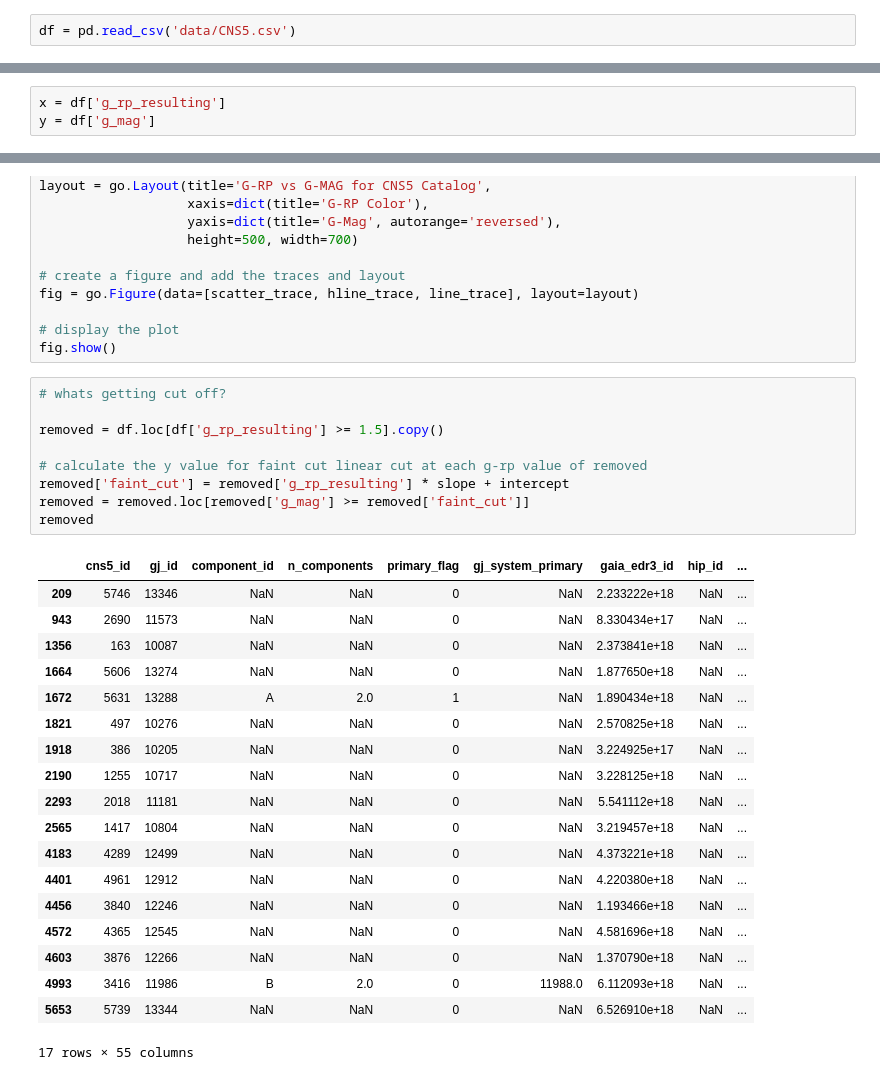
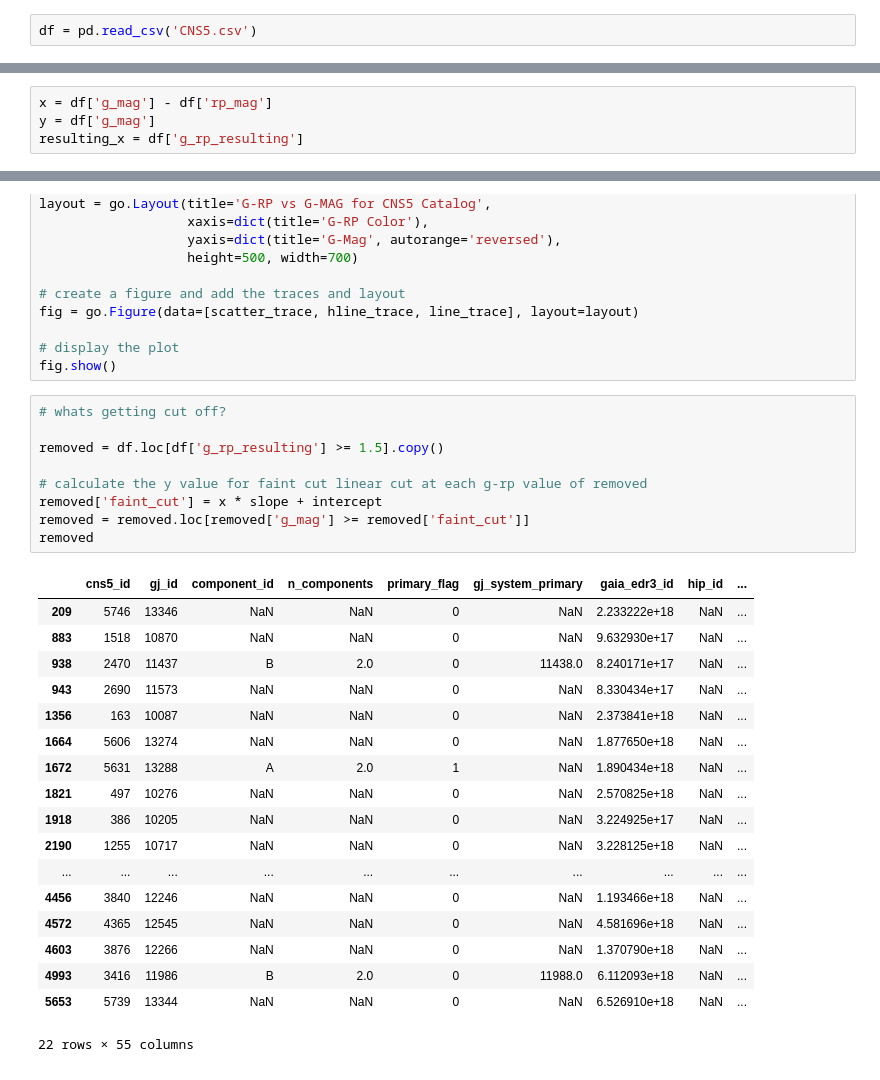
Before and after one commit to soh09/astro-research, a Jupyter notebook: gaia_plotting/plot.ipynb, the cells around one changed output, grey strips where cells are left out. Saved outputs shown, nothing was run; the diff lists cells and outputs as text.

```diff
--- a/gaia_plotting/plot.ipynb
+++ b/gaia_plotting/plot.ipynb
@@ -4,7 +4,7 @@ import numpy as np
 import matplotlib.pyplot as plt
 import plotly.graph_objects as go
 # %%
-df = pd.read_csv('data/CNS5.csv')
+df = pd.read_csv('CNS5.csv')
 # %%
 df.columns
 # %% [output]
@@ -25,8 +29,9 @@ Index(['cns5_id', 'gj_id', 'component_id', 'n_components', 'primary_flag',
 g_rp_resulting = resulting (deblended) g-rp color<br>
 is this the righe one???
 # %%
-x = df['g_rp_resulting']
+x = df['g_mag'] - df['rp_mag']
 y = df['g_mag']
+resulting_x = df['g_rp_resulting']
 # %% [markdown]
 bright cut at: y = 4<br>
 faint cut at: M_G = b + m * (G-RP)
@@ -94,15 +99,17 @@ fig.show()
 # %%
 # whats getting cut off?
 
 removed = df.loc[df['g_rp_resulting'] >= 1.5].copy()
 
 # calculate the y value for faint cut linear cut at each g-rp value of removed
-removed['faint_cut'] = removed['g_rp_resulting'] * slope + intercept
+removed['faint_cut'] = x * slope + intercept
 removed = removed.loc[removed['g_mag'] >= removed['faint_cut']]
 removed
 # %% [output]
 |  | cns5_id | gj_id | component_id | n_components | primary_flag | gj_system_primary | gaia_edr3_id | hip_id | ... |
 | 209 | 5746 | 13346 | NaN | NaN | 0 | NaN | 2.233222e+18 | NaN | ... |
+| 883 | 1518 | 10870 | NaN | NaN | 0 | NaN | 9.632930e+17 | NaN | ... |
+| 938 | 2470 | 11437 | B | 2.0 | 0 | 11438.0 | 8.240171e+17 | NaN | ... |
 | 943 | 2690 | 11573 | NaN | NaN | 0 | NaN | 8.330434e+17 | NaN | ... |
 | 1356 | 163 | 10087 | NaN | NaN | 0 | NaN | 2.373841e+18 | NaN | ... |
 | 1664 | 5606 | 13274 | NaN | NaN | 0 | NaN | 1.877650e+18 | NaN | ... |
@@ -110,13 +117,10 @@ removed
 | 1821 | 497 | 10276 | NaN | NaN | 0 | NaN | 2.570825e+18 | NaN | ... |
 | 1918 | 386 | 10205 | NaN | NaN | 0 | NaN | 3.224925e+17 | NaN | ... |
 | 2190 | 1255 | 10717 | NaN | NaN | 0 | NaN | 3.228125e+18 | NaN | ... |
-| 2293 | 2018 | 11181 | NaN | NaN | 0 | NaN | 5.541112e+18 | NaN | ... |
-| 2565 | 1417 | 10804 | NaN | NaN | 0 | NaN | 3.219457e+18 | NaN | ... |
-| 4183 | 4289 | 12499 | NaN | NaN | 0 | NaN | 4.373221e+18 | NaN | ... |
-| 4401 | 4961 | 12912 | NaN | NaN | 0 | NaN | 4.220380e+18 | NaN | ... |
+| ... | ... | ... | ... | ... | ... | ... | ... | ... | ... |
 | 4456 | 3840 | 12246 | NaN | NaN | 0 | NaN | 1.193466e+18 | NaN | ... |
 | 4572 | 4365 | 12545 | NaN | NaN | 0 | NaN | 4.581696e+18 | NaN | ... |
 | 4603 | 3876 | 12266 | NaN | NaN | 0 | NaN | 1.370790e+18 | NaN | ... |
 | 4993 | 3416 | 11986 | B | 2.0 | 0 | 11988.0 | 6.112093e+18 | NaN | ... |
 | 5653 | 5739 | 13344 | NaN | NaN | 0 | NaN | 6.526910e+18 | NaN | ... |
-17 rows × 55 columns
+22 rows × 55 columns
```
Also changed, not shown: parts of 2 cells of this notebook, 1 other file.
